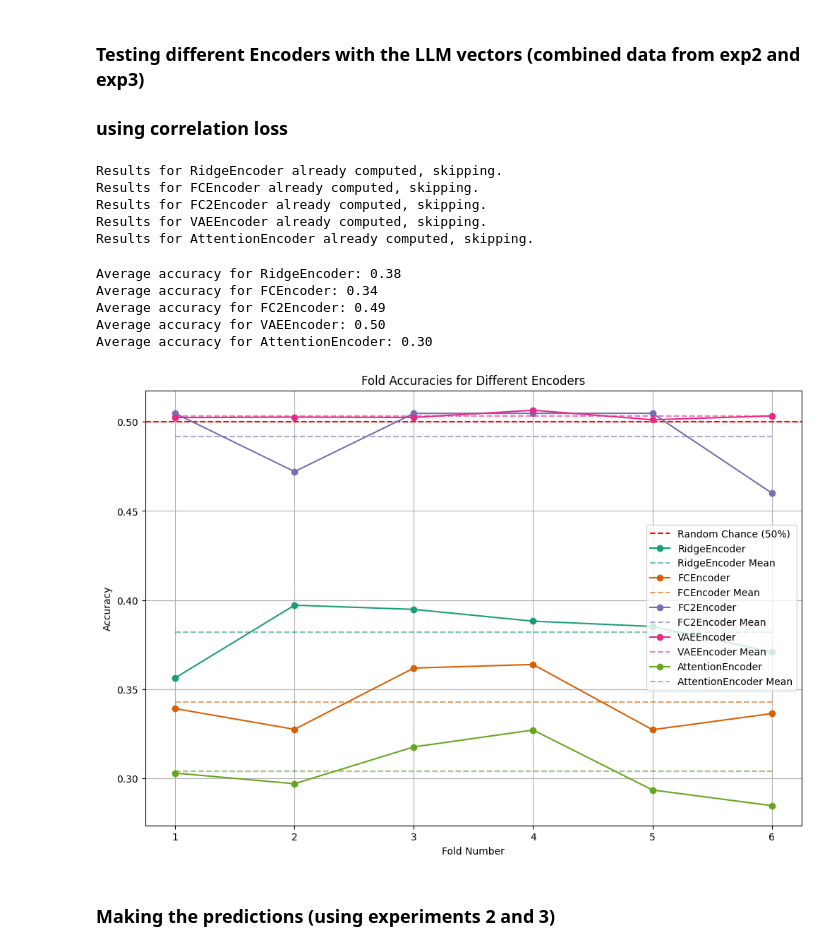
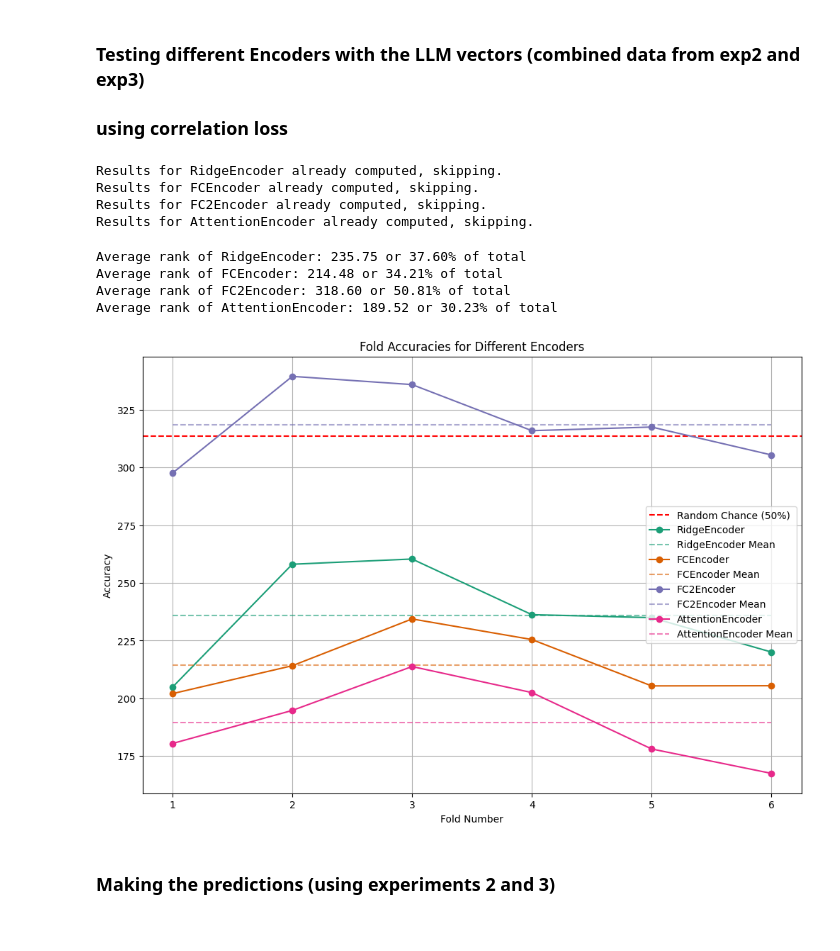
Before and after one commit to Horef/lcc_final, a Jupyter notebook: open_part.ipynb, the cells around one changed output. Saved outputs shown, nothing was run; the diff lists cells and outputs as text; code cells hidden in the pictures.

```diff
--- a/open_part.ipynb
+++ b/open_part.ipynb
@@ -527,15 +530,18 @@ def plot_encoders_results(encoder_list, entity_accuracies_list, fold_accuracies_
     plt.figure(figsize=(12, 8))
 
     # adding a random chance line
-    plt.axhline(y=0.5, color='r', linestyle='--', label='Random Chance (50%)')
+    if total_points is not None:
+        plt.axhline(y=total_points/2, color='r', linestyle='--', label='Random Chance (50%)')
+    else:
+        plt.axhline(y=0.5, color='r', linestyle='--', label='Random Chance (50%)')
     # creating a color scheme for the encoders
     colors = plt.cm.get_cmap('Dark2')
     for i, encoder in enumerate(encoder_list):
         color = colors(i)
         plt.plot(fold_accuracies_list[i], label=encoder.__name__, marker='o', color=color)
-        accuracy_string = f'Average accuracy for {encoder.__name__}: {np.mean(fold_accuracies_list[i]):.4f}'
+        accuracy_string = f'Average rank of {encoder.__name__}: {np.mean(fold_accuracies_list[i]):.2f}'
         if total_points is not None:
-            accuracy_string += f' or rank of {np.mean(fold_accuracies_list[i]) * total_points:.2f}'
+            accuracy_string += f' or {np.mean(fold_accuracies_list[i])/total_points*100:.2f}% of total'
         print(accuracy_string)
         plt.plot(np.mean(fold_accuracies_list[i]) * np.ones_like(fold_accuracies_list[i]),
                 label=f'{encoder.__name__} Mean', linestyle='--', color=color, alpha=0.6)
@@ -885,22 +935,20 @@ Average accuracy for AttentionEncoder: 0.30
 ### Testing different Encoders with the LLM vectors (combined data from exp2 and exp3)
 ### using correlation loss
 # %%
-llm_encoder_list = [RidgeEncoder, FCEncoder, FC2Encoder, VAEEncoder, AttentionEncoder]
-llm_encoder_kwargs = [None, {'metric': 'corr'}, {'metric': 'corr'}, None, {'metric': 'corr'}]
+llm_encoder_list = [RidgeEncoder, FCEncoder, FC2Encoder, AttentionEncoder]
+llm_encoder_kwargs = [None, {'metric': 'corr'}, {'metric': 'corr'}, {'metric': 'corr'}]
 # %%
 llm_entity_accuracies_list, llm_fold_accuracies_list = test_different_encoders(llm_encoder_list, exp23_fmri_reduced, exp23_vecs_llm, n_folds=6, dist='llm_exp23_corr')
 # %% [output]
 Results for RidgeEncoder already computed, skipping.
 Results for FCEncoder already computed, skipping.
 Results for FC2Encoder already computed, skipping.
-Results for VAEEncoder already computed, skipping.
 Results for AttentionEncoder already computed, skipping.
 # %%
-plot_encoders_results(llm_encoder_list, llm_entity_accuracies_list, llm_fold_accuracies_list, dist='llm_exp23')
+plot_encoders_results(llm_encoder_list, llm_entity_accuracies_list, llm_fold_accuracies_list, dist='llm_exp23', total_points=exp23_fmri_reduced.shape[0])
 # %% [output]
-Average accuracy for RidgeEncoder: 0.38
-Average accuracy for FCEncoder: 0.34
-Average accuracy for FC2Encoder: 0.49
-Average accuracy for VAEEncoder: 0.50
-Average accuracy for AttentionEncoder: 0.30
+Average rank of RidgeEncoder: 235.75 or 37.60% of total
+Average rank of FCEncoder: 214.48 or 34.21% of total
+Average rank of FC2Encoder: 318.60 or 50.81% of total
+Average rank of AttentionEncoder: 189.52 or 30.23% of total
-[figure, old version]
+[figure, new version]
```
Also changed, not shown: parts of 20 cells of this notebook, 32 other files.
